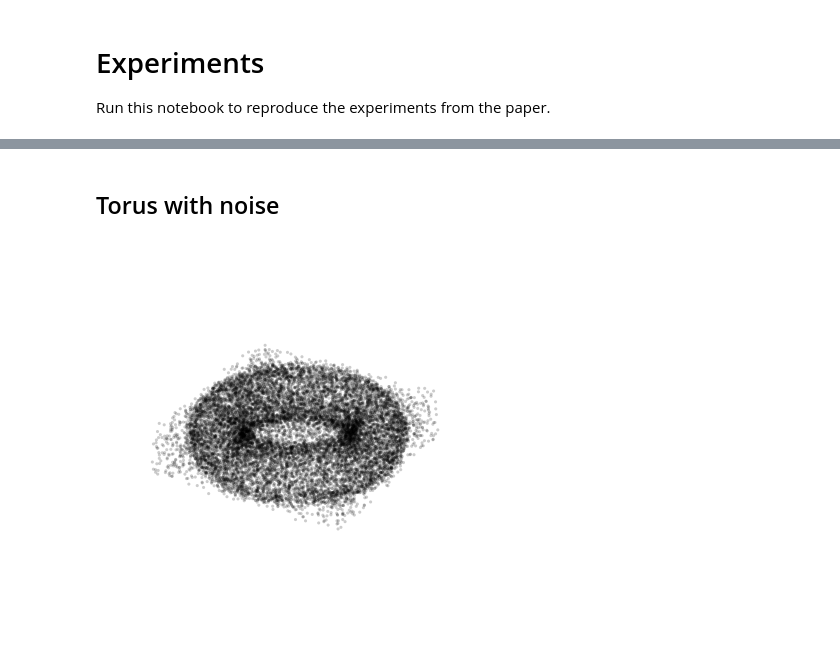
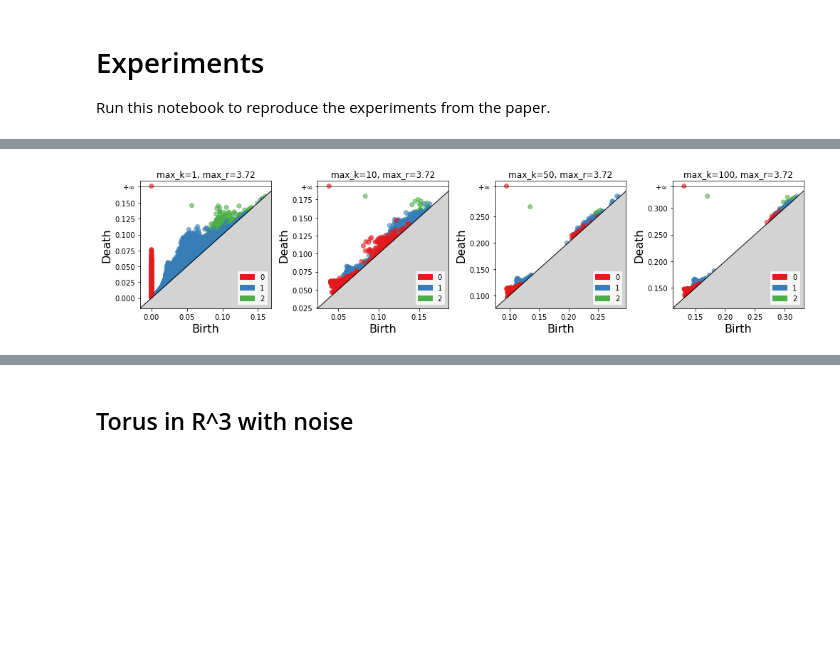
Before and after one commit to odinhg/core, a Jupyter notebook: 04_experiments.ipynb, the cells around one changed output, grey strips where cells are left out. Drawn from its saved outputs; the diff is of its cells as text; code cells hidden in the pictures; blank space fills up the shorter version.

```diff
--- a/04_experiments.ipynb
+++ b/04_experiments.ipynb
@@ -56,0 +59,17 @@ plt.show()
+# %%
+Z = ds.sample_unit_sphere(N, rng, variance=variance)
+Y = ds.sample_cube(M, rng,lower_left_corner=(-1.1, -1.1, -1.1),upper_right_corner=(1.1, 1.1, 1.1))
+X = np.r_[Z, Y]
+# %%
+%%time
+max_r = 2*math.sqrt(Miniball(X).squared_radius())
+
+fig, axs = plt.subplots(ncols=len(max_ks), figsize=(14, 14 / len(max_ks)))
+for i, max_k in enumerate(max_ks):
+    st_alpha_core = alpha_core(X=X, max_k=max_k, max_r=None)
+    gudhi.plot_persistence_diagram(st_alpha_core.persistence(), axes=axs[i])
+    axs[i].set_title(f"max_k={max_k}, max_r={max_r:.2f}")
+fig.tight_layout()
+plt.show()
+# %% [output]
+[figure, added]
@@ -57,18 +77,6 @@ plt.show()
 # %% [markdown]
-## Torus with noise
+## Torus in R^3 with noise
 # %%
-N = 10_000
-M = 5_000
-
-Z = sample_torus(N, rng, variance=0.001)
-Y = sample_cube(M, rng, lower_left_corner=(-1, -1, -0.25), upper_right_corner=(1, 1, 0.25))
+Z = ds.sample_torus(N, rng, variance=variance)
+Y = ds.sample_cube(M, rng, lower_left_corner=(-1, -1, -0.25), upper_right_corner=(1, 1, 0.25))
 X = np.r_[Z, Y]
-
-fig = plt.figure()
-ax = fig.add_subplot(projection="3d")
-ax.scatter(*X.T, alpha=0.2, color="black", s=5, edgecolor="none")
-ax.set_aspect("equal")
-ax.axis("off")
-plt.show()
-# %% [output]
-[figure, removed]
```
Also changed, not shown: parts of 12 cells of this notebook, 2 other files.
